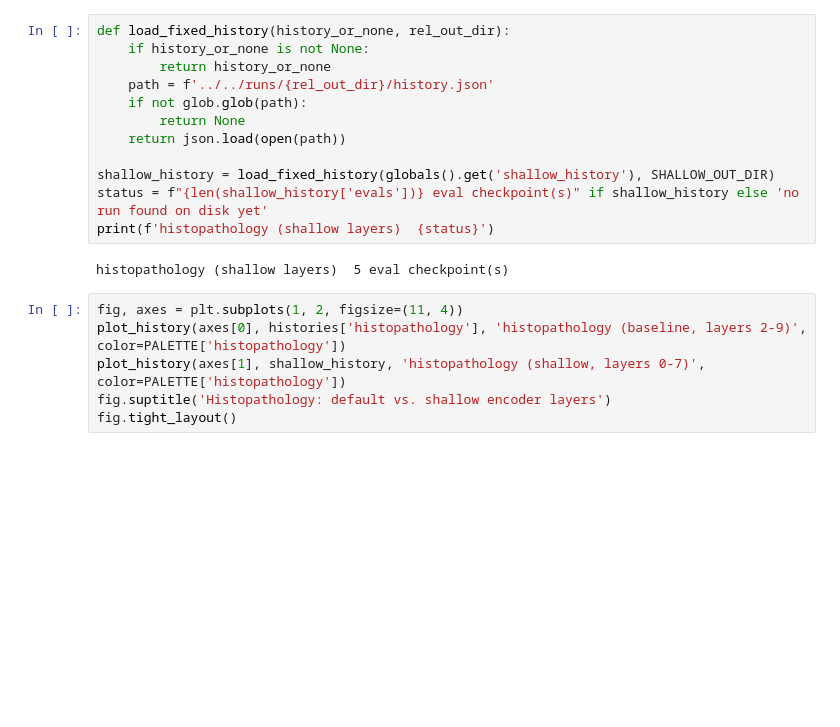
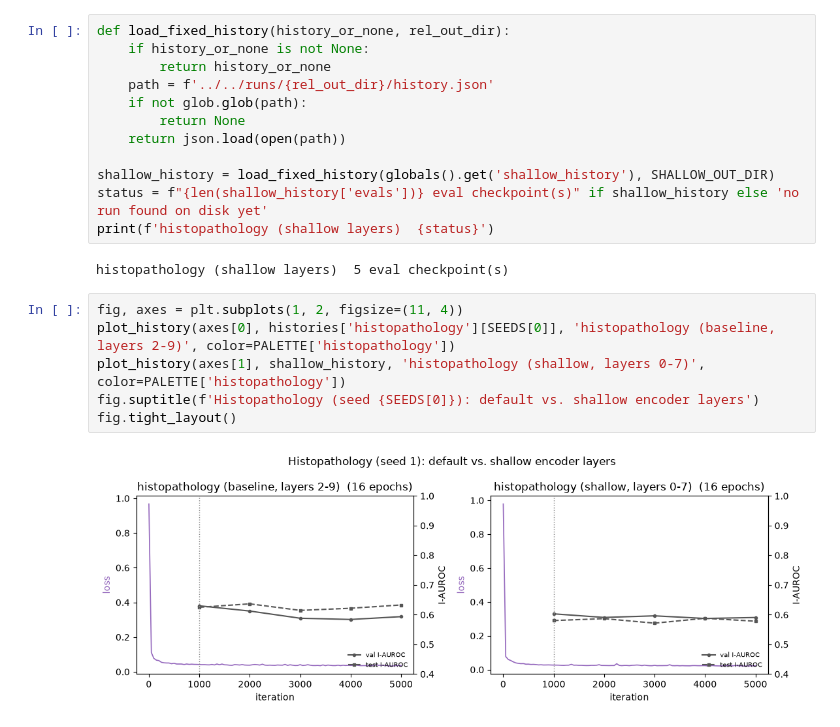
Before and after one commit to eremozdemir/mammo-uad-2d3d, a Jupyter notebook: notebooks/bmad/bmad_dinomaly2_train.ipynb, the cells around one changed output. Drawn from its saved outputs; the diff is of its cells as text; blank space fills up the shorter version.

```diff
--- a/notebooks/bmad/bmad_dinomaly2_train.ipynb
+++ b/notebooks/bmad/bmad_dinomaly2_train.ipynb
@@ -417,10 +672,12 @@ print(f'histopathology (shallow layers)  {status}')
 histopathology (shallow layers)  5 eval checkpoint(s)
 # %%
 fig, axes = plt.subplots(1, 2, figsize=(11, 4))
-plot_history(axes[0], histories['histopathology'], 'histopathology (baseline, layers 2-9)', color=PALETTE['histopathology'])
+plot_history(axes[0], histories['histopathology'][SEEDS[0]], 'histopathology (baseline, layers 2-9)', color=PALETTE['histopathology'])
 plot_history(axes[1], shallow_history, 'histopathology (shallow, layers 0-7)', color=PALETTE['histopathology'])
-fig.suptitle('Histopathology: default vs. shallow encoder layers')
+fig.suptitle(f'Histopathology (seed {SEEDS[0]}): default vs. shallow encoder layers')
 fig.tight_layout()
+# %% [output]
+[figure, added]
 # %%
 def summarize(history, label):
     e = best_eval(history)
```
Also changed, not shown: parts of 26 cells of this notebook, 7 other files.
